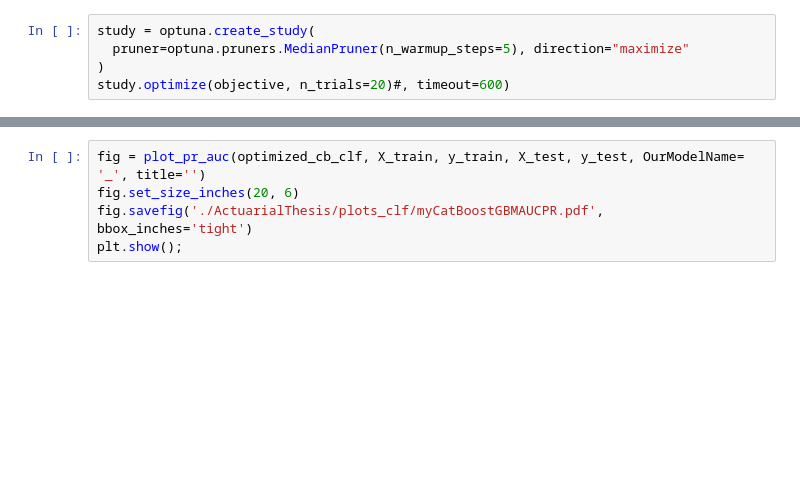
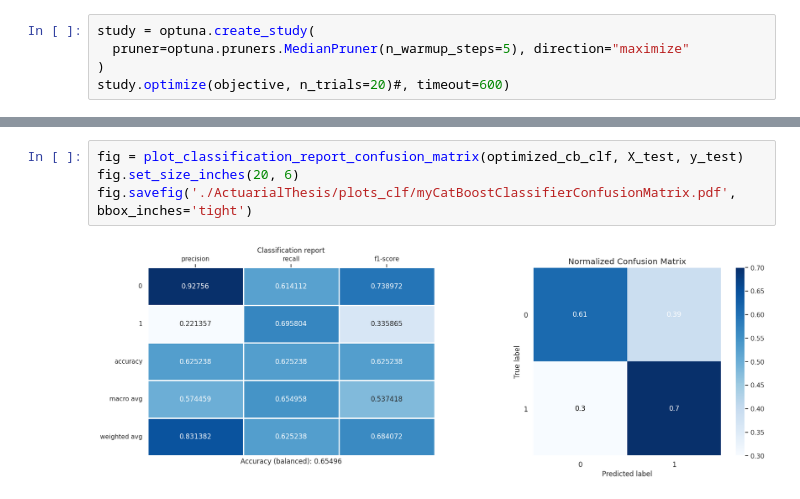
Before and after one commit to aderdouri/ActuarialThesis, a Jupyter notebook: Notebooks/myCatBoostClassifier.ipynb, the cells around one changed output, grey strips where cells are left out. Cells and saved outputs as stored; diff of their text form; blank space fills up the shorter version.

```diff
--- a/Notebooks/myCatBoostClassifier.ipynb
+++ b/Notebooks/myCatBoostClassifier.ipynb
@@ -152,6 +241,7 @@ plt.savefig('./ActuarialThesis/plots_clf/myCatBoostFeatureImportance.pdf')
 # %%
-fig = plot_pr_auc(optimized_cb_clf, X_train, y_train, X_test, y_test, OurModelName= '_', title='')
+fig = plot_classification_report_confusion_matrix(optimized_cb_clf, X_test, y_test)
 fig.set_size_inches(20, 6)
-fig.savefig('./ActuarialThesis/plots_clf/myCatBoostGBMAUCPR.pdf', bbox_inches='tight')
-plt.show();
+fig.savefig('./ActuarialThesis/plots_clf/myCatBoostClassifierConfusionMatrix.pdf', bbox_inches='tight')
+# %% [output]
+[figure, added]
 # %%
```
Also changed, not shown: parts of 20 cells of this notebook, 13 other files.
